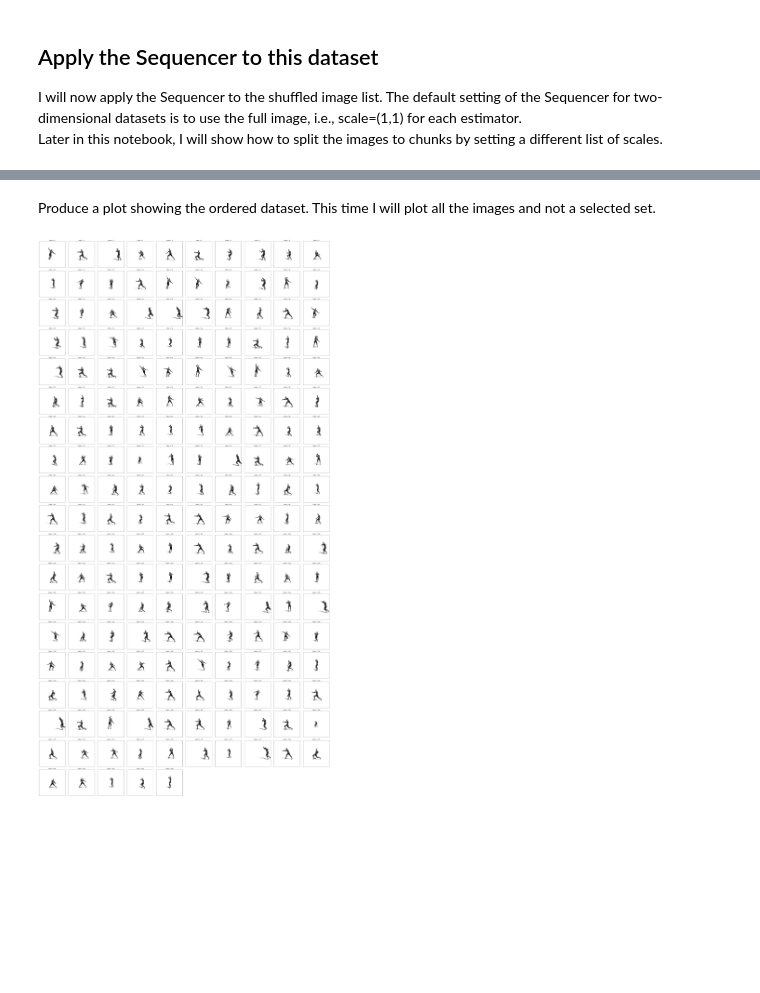
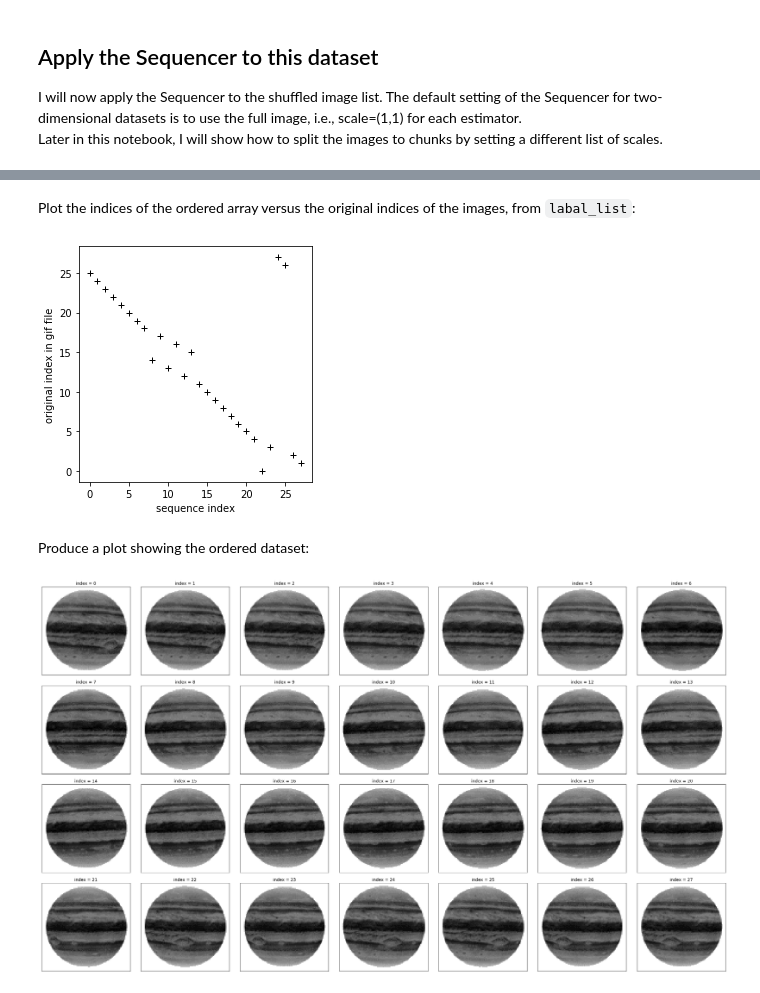
Before and after one commit to dalya/Sequencer, a Jupyter notebook: examples/two_dimensional_objects.ipynb, the cells around one changed output, grey strips where cells are left out. Drawn from its saved outputs; the diff is of its cells as text; code cells hidden in the pictures; blank space fills up the shorter version.

````diff
--- a/examples/two_dimensional_objects.ipynb
+++ b/examples/two_dimensional_objects.ipynb
@@ -40,5 +40,8 @@ for i, image in enumerate(f):
     label_list.append(i)
     image_list.append(numpy.average(image, axis=-1))
 
+label_list = numpy.array(label_list)
+image_list = numpy.array(image_list)
+
 print("length of dataset: ", len(image_list))
 # %% [output]
@@ -60,7 +63,7 @@ All the images have a background with the level 254.25. To reverse it, I will su
 # %%
-image_list_inv = 255.25 - numpy.array(image_list)
+image_list_pos = 1 + numpy.array(image_list)
 
-image_tmp = image_list_inv[123]
+image_tmp = image_list_pos[5]
 plt.figure(1, figsize=(5, 5))
 plt.imshow(image_tmp, cmap="Greys")
 plt.colorbar()
@@ -78,10 +81,9 @@ Visualize the entire dataset by ploting one out of every five frames:
 # %%
-plt.figure(1, figsize=(4*9, 4*4))
+plt.figure(1, figsize=(4*7, 4*4))
 
-count = 1
-for i in range(5, len(image_list_inv), 5):
-    image = image_list_inv[i]
-    plt.subplot(4, 9, count)
+for i in range(len(image_list_pos)):
+    image = image_list_pos[i]
+    plt.subplot(4, 7, i + 1)
     plt.title("index = %s" % i)
     plt.imshow(image, cmap="Greys")
     plt.xticks([])
@@ -97,12 +99,11 @@ Shuffle the relative order of the different images to produce the final dataset
 # %%
 # shuffle the label list, and using this, the image list:
 numpy.random.shuffle(label_list)
-image_list = numpy.array(image_list)
-my_dataset_shuffled = image_list[label_list, :, :]
+my_dataset_shuffled = image_list_pos[label_list, :, :]
 print(my_dataset_shuffled.shape)
 
 # create a grid, which you will need for the Sequencer
 # since we will be using KL and L2, which do not care about the coordinates, this array is arbitrary
-grid = numpy.reshape(numpy.arange(128*128), (128, 128))
+grid = numpy.reshape(numpy.arange(92 * 92), (92, 92))
 print(grid.shape)
 # %% [output]
@@ -154,18 +155,32 @@ metric=L2, scale=(1, 1), axis ratio: 31.206281957633305
+# %% [markdown]
+Plot the indices of the ordered array versus the original indices of the images, from ```labal_list```:
+# %%
+label_list_reordered = label_list[final_sequence]
+
+plt.figure(1, figsize=(4, 4))
+plt.plot(label_list_reordered, "+k")
+plt.xlabel("sequence index")
+plt.ylabel("original index in gif file")
+plt.tight_layout()
+# %% [output]
+[figure, added]
 # %% [markdown]
-Produce a plot showing the ordered dataset. This time I will plot all the images and not a selected set.
+Produce a plot showing the ordered dataset:
 # %%
-image_list_ordered = image_list[final_sequence, :]
+image_list_ordered = my_dataset_shuffled[final_sequence, :]
 
-plt.figure(1, figsize=(4*10, 4*19))
+plt.figure(1, figsize=(4*7, 4*4))
 
 for i in range(len(image_list_ordered)):
     image = image_list_ordered[i]
-    plt.subplot(19, 10, i + 1)
+    plt.subplot(4, 7, i + 1)
     plt.title("index = %s" % i)
-    plt.imshow(image, cmap="Greys_r")
+    plt.imshow(image, cmap="Greys")
     plt.xticks([])
     plt.yticks([])
 
+    count += 1
+
 plt.tight_layout()
 # %% [output]
-[figure, old version]
+[figure, new version]
````
Also changed, not shown: parts of 14 cells of this notebook, 9 other files.
